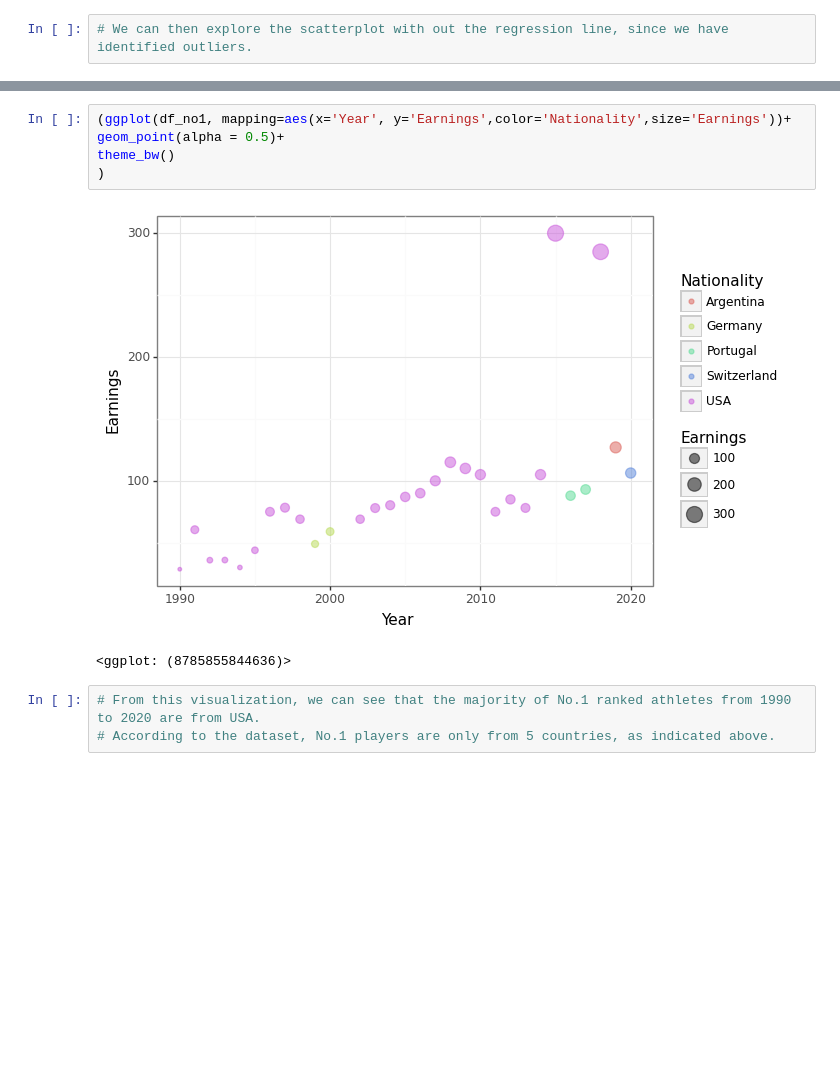
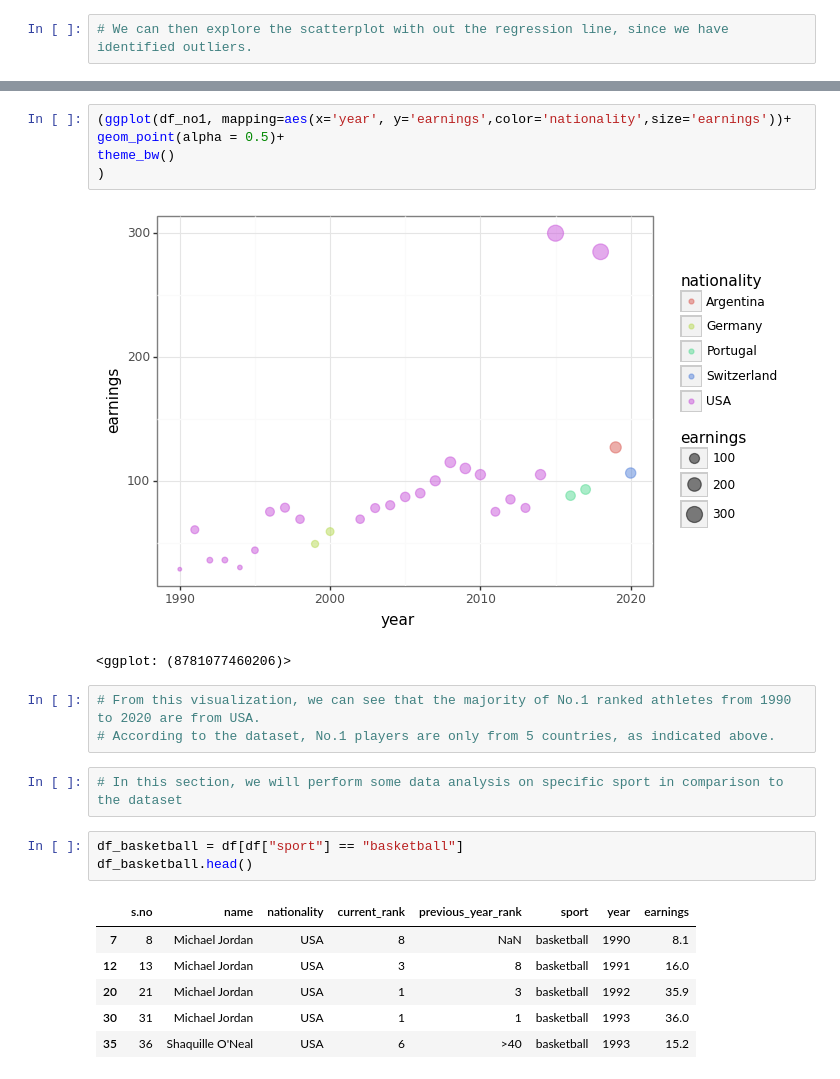
Before and after one commit to zoeshenrw/databootcamp-midterm, a Jupyter notebook: databootcamp-midterm.ipynb, the cells around one changed output, grey strips where cells are left out. Drawn from its saved outputs; the diff is of its cells as text; blank space fills up the shorter version.

```diff
--- a/databootcamp-midterm.ipynb
+++ b/databootcamp-midterm.ipynb
@@ -150,13 +164,25 @@ df_no1['Nationality'].unique()
 array(['USA', 'Argentina', 'Switzerland', 'Portugal', 'Germany'],
       dtype=object)
 # %%
-(ggplot(df_no1, mapping=aes(x='Year', y='Earnings',color='Nationality',size='Earnings'))+
+(ggplot(df_no1, mapping=aes(x='year', y='earnings',color='nationality',size='earnings'))+
 geom_point(alpha = 0.5)+
 theme_bw()
 )
 # %% [output]
 [figure]
-<ggplot: (8785855844636)>
+<ggplot: (8781077460206)>
 # %%
 # From this visualization, we can see that the majority of No.1 ranked athletes from 1990 to 2020 are from USA.
 # According to the dataset, No.1 players are only from 5 countries, as indicated above.
+# %%
+# In this section, we will perform some data analysis on specific sport in comparison to the dataset
+# %%
+df_basketball = df[df["sport"] == "basketball"]
+df_basketball.head()
+# %% [output]
+|  | s.no | name | nationality | current_rank | previous_year_rank | sport | year | earnings |
+| 7 | 8 | Michael Jordan | USA | 8 | NaN | basketball | 1990 | 8.1 |
+| 12 | 13 | Michael Jordan | USA | 3 | 8 | basketball | 1991 | 16.0 |
+| 20 | 21 | Michael Jordan | USA | 1 | 3 | basketball | 1992 | 35.9 |
+| 30 | 31 | Michael Jordan | USA | 1 | 1 | basketball | 1993 | 36.0 |
+| 35 | 36 | Shaquille O'Neal | USA | 6 | >40 | basketball | 1993 | 15.2 |
```
Also changed, not shown: parts of 13 cells of this notebook.
